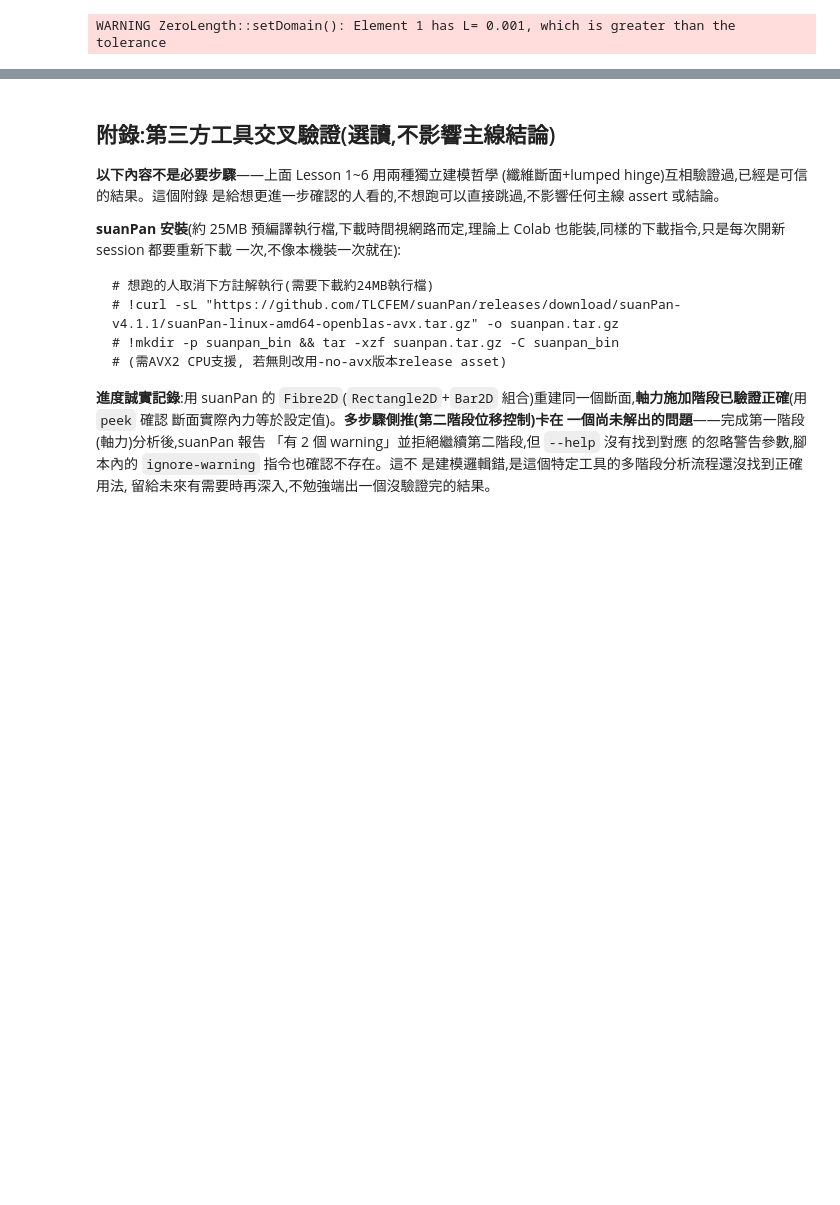
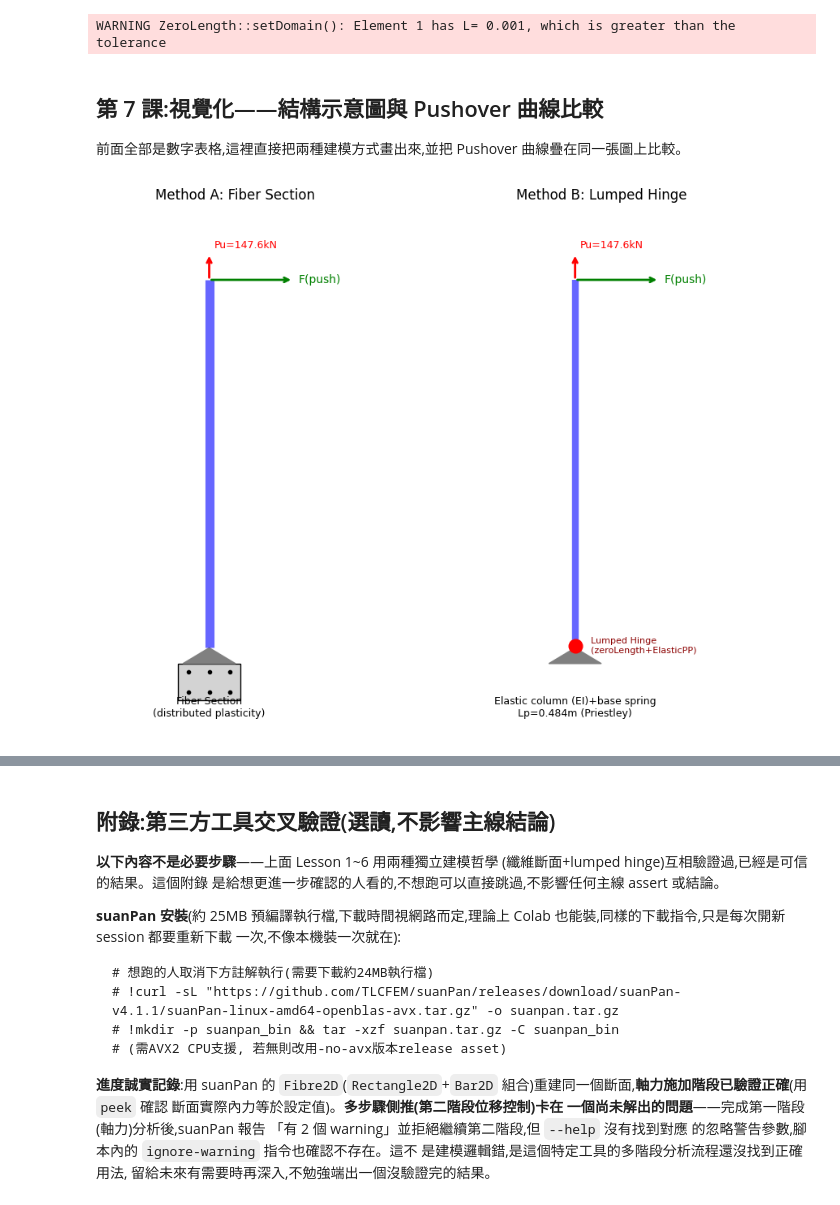
Before and after one commit to zhixiu0223/taiwan-seismic-code-calc, a Jupyter notebook: notebooks/case06_fiber_pm_interaction.ipynb, the cells around one changed output, grey strips where cells are left out. Cells and saved outputs as stored; diff of their text form; code cells hidden in the pictures; blank space fills up the shorter version.

```diff
--- a/notebooks/case06_fiber_pm_interaction.ipynb
+++ b/notebooks/case06_fiber_pm_interaction.ipynb
@@ -462,3 +462,50 @@ Lumped hinge懸臂柱側推: 峰值側向力 = 72.21 kN
 [PASS] 分散塑性(纖維斷面)與集中塑性(lumped hinge)互相驗證通過
 兩種完全不同的建模哲學, 誤差在10%以內, 對這根柱子的極限強度判斷一致
 WARNING ZeroLength::setDomain(): Element 1 has L= 0.001, which is greater than the tolerance
+# %% [markdown]
+## 第 7 課:視覺化——結構示意圖與 Pushover 曲線比較
+
+前面全部是數字表格,這裡直接把兩種建模方式畫出來,並把 Pushover
+曲線疊在同一張圖上比較。
+# %%
+%matplotlib inline
+import matplotlib.pyplot as plt
+
+fig, axes = plt.subplots(1, 2, figsize=(10,7))
+
+ax = axes[0]
+ax.plot([0,0],[0,3.5],'b-',lw=8,solid_capstyle='butt',alpha=0.6)
+ax.add_patch(plt.Rectangle((-0.3,-0.5),0.6,0.35,fill=True,color='lightgray',ec='black'))
+for x in [-0.2,0,0.2]:
+    for y in [-0.42,-0.23]:
+        ax.plot(x,y,'ko',ms=3)
+ax.annotate('', xy=(0.8,3.5), xytext=(0,3.5), arrowprops=dict(arrowstyle='->',color='green',lw=2))
+ax.text(0.85,3.5,'F(push)',color='green',fontsize=10,va='center')
+ax.annotate('', xy=(0,3.75), xytext=(0,3.5), arrowprops=dict(arrowstyle='->',color='red',lw=2))
+ax.text(0.05,3.8,'Pu=147.6kN',color='red',fontsize=9)
+tri = plt.Polygon([(-0.25,-0.15),(0.25,-0.15),(0,0)], closed=True, color='gray')
+ax.add_patch(tri)
+ax.text(0,-0.65,'Fiber Section\n(distributed plasticity)',ha='center',fontsize=9)
+ax.set_xlim(-1,1.5); ax.set_ylim(-0.8,4.2)
+ax.set_aspect('equal'); ax.set_title('Method A: Fiber Section')
+ax.axis('off')
+
+ax = axes[1]
+ax.plot([0,0],[0.05,3.5],'b-',lw=6,solid_capstyle='butt',alpha=0.6)
+ax.plot(0,0.02,'ro',ms=12,zorder=5)
+ax.text(0.15,0.02,'Lumped Hinge\n(zeroLength+ElasticPP)',fontsize=8,va='center',color='darkred')
+ax.annotate('', xy=(0.8,3.5), xytext=(0,3.5), arrowprops=dict(arrowstyle='->',color='green',lw=2))
+ax.text(0.85,3.5,'F(push)',color='green',fontsize=10,va='center')
+ax.annotate('', xy=(0,3.75), xytext=(0,3.5), arrowprops=dict(arrowstyle='->',color='red',lw=2))
+ax.text(0.05,3.8,'Pu=147.6kN',color='red',fontsize=9)
+tri = plt.Polygon([(-0.25,-0.15),(0.25,-0.15),(0,0)], closed=True, color='gray')
+ax.add_patch(tri)
+ax.text(0,-0.65,f'Elastic column (EI)+base spring\nLp={Lp:.3f}m (Priestley)',ha='center',fontsize=9)
+ax.set_xlim(-1,1.5); ax.set_ylim(-0.8,4.2)
+ax.set_aspect('equal'); ax.set_title('Method B: Lumped Hinge')
+ax.axis('off')
+
+plt.tight_layout()
+plt.show()
+# %% [output]
+[figure, added]
```
Also changed, not shown: parts of 3 cells of this notebook.
